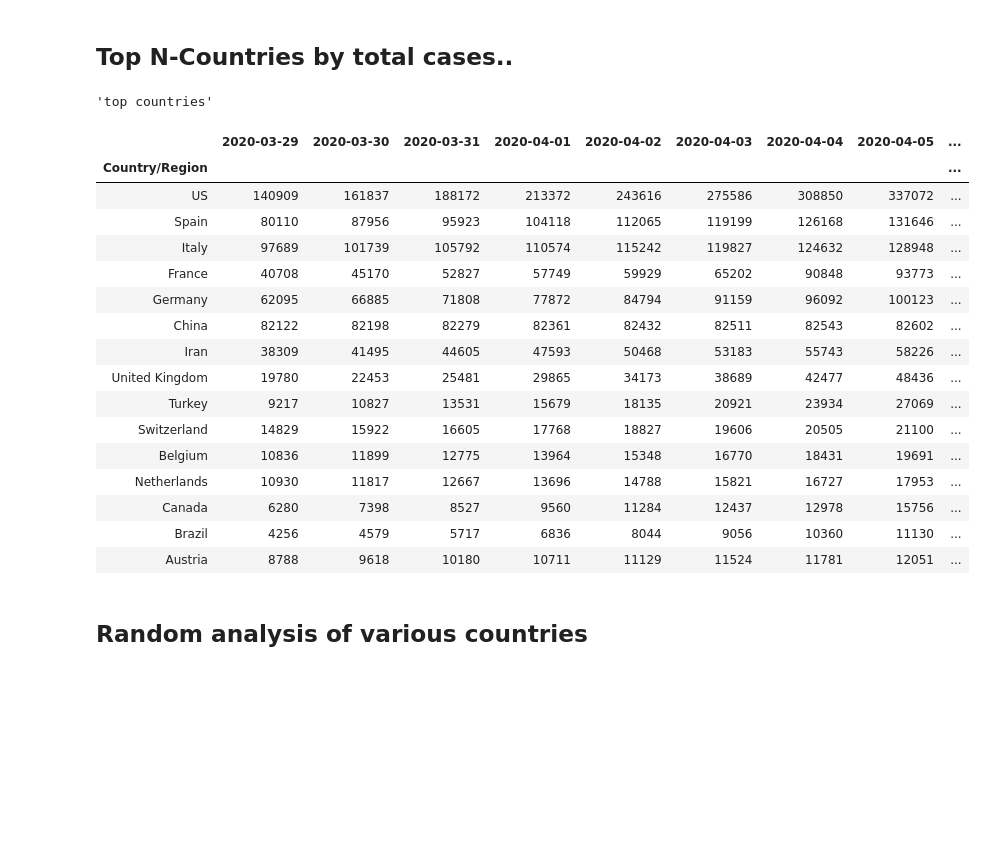
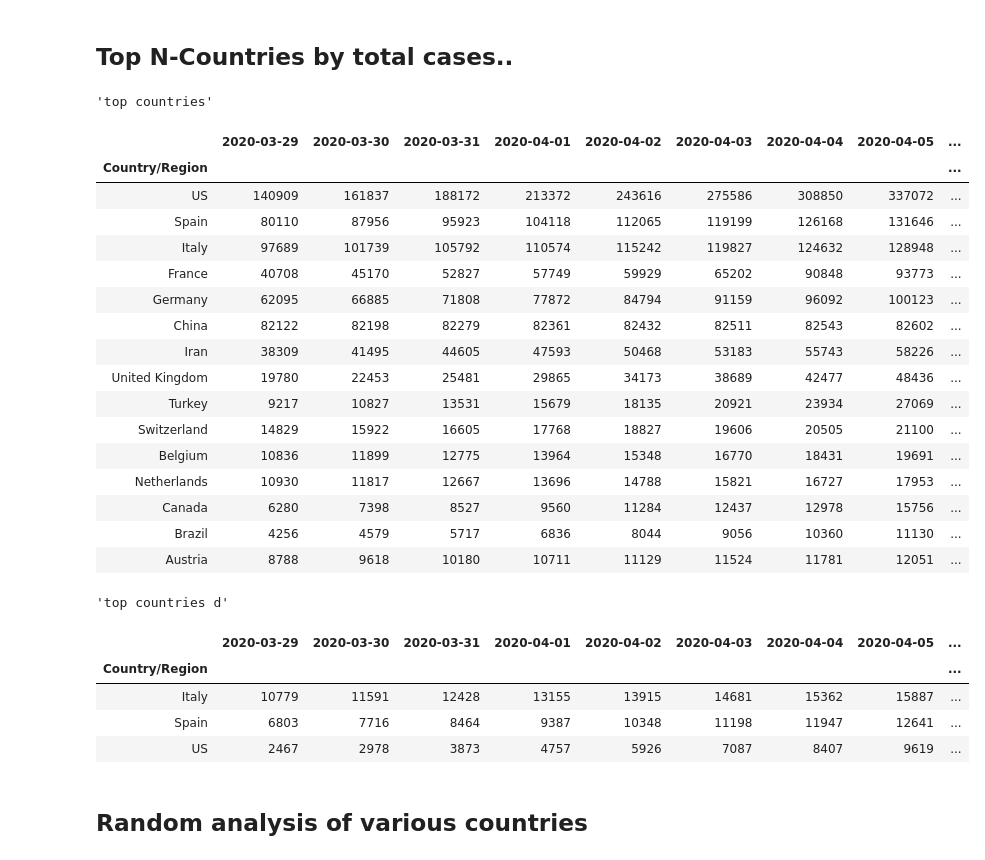
Before and after one commit to dougfoo/machineLearning, a Jupyter notebook: covid/COVID-global-working.ipynb, the cells around one changed output. Saved outputs shown, nothing was run; the diff lists cells and outputs as text; code cells hidden in the pictures; blank space fills up the shorter version.

```diff
--- a/covid/COVID-global-working.ipynb
+++ b/covid/COVID-global-working.ipynb
@@ -219,29 +219,36 @@ dtype: int64
 # %%
 maxdays = 10
 maxctys = 15
 
 dfd_g2 = dfd_g.transpose()
 dfc_g2 = dfc_g.transpose()
 display('top countries', dfc_g2.sort_values(by=[dfc_g2.columns[-1]], ascending=False).head(maxctys).iloc[:,-maxdays:])
+display('top countries d', dfd_g2.sort_values(by=[dfd_g2.columns[-1]], ascending=False).head(3).iloc[:,-maxdays:])
 # %% [output]
 'top countries'
 |  | 2020-03-29 | 2020-03-30 | 2020-03-31 | 2020-04-01 | 2020-04-02 | 2020-04-03 | 2020-04-04 | 2020-04-05 | ... |
 | Country/Region |  |  |  |  |  |  |  |  | ... |
 | US | 140909 | 161837 | 188172 | 213372 | 243616 | 275586 | 308850 | 337072 | ... |
 | Spain | 80110 | 87956 | 95923 | 104118 | 112065 | 119199 | 126168 | 131646 | ... |
 | Italy | 97689 | 101739 | 105792 | 110574 | 115242 | 119827 | 124632 | 128948 | ... |
 | France | 40708 | 45170 | 52827 | 57749 | 59929 | 65202 | 90848 | 93773 | ... |
 | Germany | 62095 | 66885 | 71808 | 77872 | 84794 | 91159 | 96092 | 100123 | ... |
 | China | 82122 | 82198 | 82279 | 82361 | 82432 | 82511 | 82543 | 82602 | ... |
 | Iran | 38309 | 41495 | 44605 | 47593 | 50468 | 53183 | 55743 | 58226 | ... |
 | United Kingdom | 19780 | 22453 | 25481 | 29865 | 34173 | 38689 | 42477 | 48436 | ... |
 | Turkey | 9217 | 10827 | 13531 | 15679 | 18135 | 20921 | 23934 | 27069 | ... |
 | Switzerland | 14829 | 15922 | 16605 | 17768 | 18827 | 19606 | 20505 | 21100 | ... |
 | Belgium | 10836 | 11899 | 12775 | 13964 | 15348 | 16770 | 18431 | 19691 | ... |
 | Netherlands | 10930 | 11817 | 12667 | 13696 | 14788 | 15821 | 16727 | 17953 | ... |
 | Canada | 6280 | 7398 | 8527 | 9560 | 11284 | 12437 | 12978 | 15756 | ... |
 | Brazil | 4256 | 4579 | 5717 | 6836 | 8044 | 9056 | 10360 | 11130 | ... |
 | Austria | 8788 | 9618 | 10180 | 10711 | 11129 | 11524 | 11781 | 12051 | ... |
+'top countries d'
+|  | 2020-03-29 | 2020-03-30 | 2020-03-31 | 2020-04-01 | 2020-04-02 | 2020-04-03 | 2020-04-04 | 2020-04-05 | ... |
+| Country/Region |  |  |  |  |  |  |  |  | ... |
+| Italy | 10779 | 11591 | 12428 | 13155 | 13915 | 14681 | 15362 | 15887 | ... |
+| Spain | 6803 | 7716 | 8464 | 9387 | 10348 | 11198 | 11947 | 12641 | ... |
+| US | 2467 | 2978 | 3873 | 4757 | 5926 | 7087 | 8407 | 9619 | ... |
 # %% [markdown]
 ## Random analysis of various countries
 # %%
```
Also changed, not shown: parts of 2 cells of this notebook, 1 other file.
